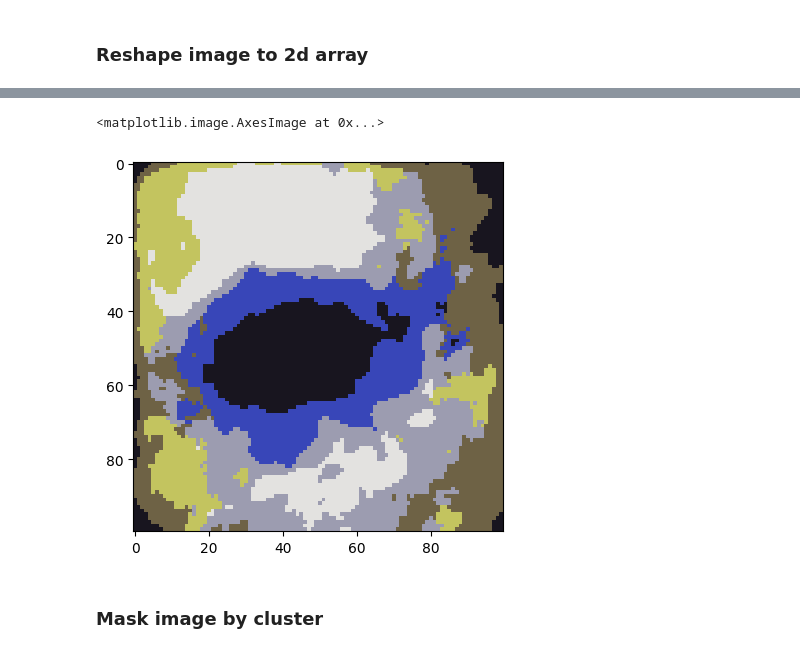
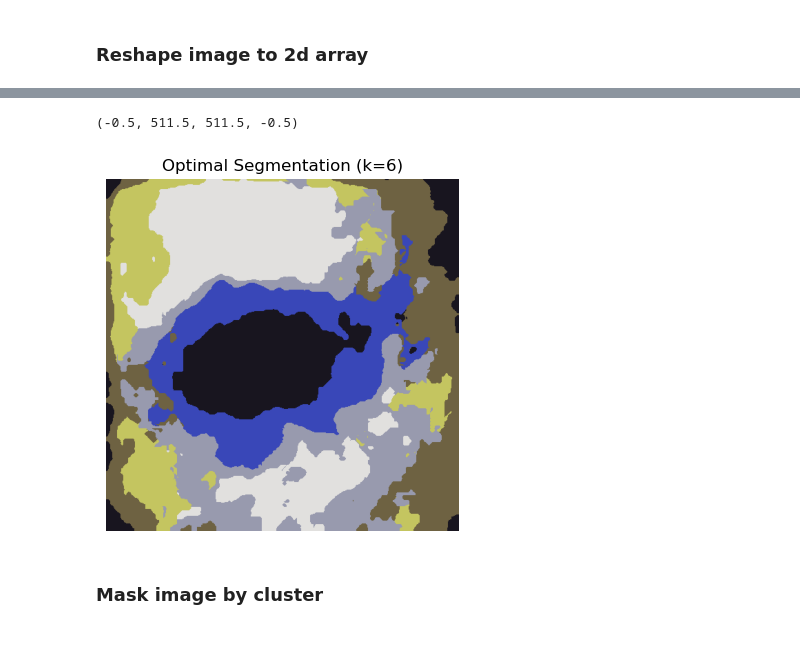
Before and after one commit to PCD-G4/PROJRCT_MELANOMA, a Jupyter notebook: melanoma_detection.ipynb, the cells around one changed output, grey strips where cells are left out. Drawn from its saved outputs; the diff is of its cells as text; code cells hidden in the pictures.

Commit message:
update preprocessing, hsv, k automatic

```diff
--- a/melanoma_detection.ipynb
+++ b/melanoma_detection.ipynb
@@ -14,7 +13,7 @@ RED = (255,0,0)
 # %% [markdown]
 ### Read in an image
 # %%
-image = cv2.imread("image/Segmented_Images_Labeled/Segmented_Images_Labeled/Folder0_Target_0/_initial.PNG")
+image = cv2.imread("0_initial.PNG")
 plt.imshow(image)
 # %% [output]
 <matplotlib.image.AxesImage at 0x...>
@@ -30,0 +32,15 @@ plt.imshow(image)
+# %%
+# Crop (center crop)
+h, w = image.shape[:2]
+center_x, center_y = w//2, h//2
+crop_size = min(h, w) // 2
+image_cropped = image[center_y-crop_size:center_y+crop_size, center_x-crop_size:center_x+crop_size]
+
+# Resize to standard size
+image_resized = cv2.resize(image_cropped, (512, 512))
+
+# Noise Reduction - Gaussian Blur
+image_denoised = cv2.GaussianBlur(image_resized, (5, 5), 0)
+
+# Final preprocessed image
+image = image_denoised
@@ -89,0 +267,8 @@ pixel_vals = np.float32(pixel_vals)
+# %%
+# Find optimal k
+best_k_idx = np.argmax(silhouette_scores)
+optimal_k = k_range[best_k_idx]
+best_silhouette = silhouette_scores[best_k_idx]
+
+print(f"Optimal k selected automatically: {optimal_k}")
+print(f"Best silhouette score: {best_silhouette:.3f}")
@@ -90,18 +302,20 @@ pixel_vals = np.float32(pixel_vals)
 # %%
-criteria = (cv2.TERM_CRITERIA_EPS + cv2.TERM_CRITERIA_MAX_ITER, 100, 0.2)
-
-k = 6
-retval, labels, centers = cv2.kmeans(pixel_vals, k, None, criteria, 10, cv2.KMEANS_RANDOM_CENTERS)
+# Use optimal clustering result
+k = optimal_k
+retval, labels, centers = clustering_results[k]['retval'], clustering_results[k]['labels'], clustering_results[k]['centers']
 
 centers = np.uint8(centers)
 segmented_data = centers[labels.flatten()]
+segmented_image = segmented_data.reshape((equalized_color_rgb.shape))
+labels_reshape = labels.reshape(equalized_color_rgb.shape[0], equalized_color_rgb.shape[1])
 
-segmented_image = segmented_data.reshape((image.shape))
-labels_reshape = labels.reshape(image.shape[0], image.shape[1])
-
+plt.figure(figsize=(10, 5))
+plt.subplot(1, 2, 1)
+plt.title(f'Optimal Segmentation (k={optimal_k})')
 plt.imshow(segmented_image)
+plt.axis('off')
 # %% [output]
-<matplotlib.image.AxesImage at 0x...>
+(-0.5, 511.5, 511.5, -0.5)
-[figure, old version]
+[figure, new version]
 # %% [markdown]
 ### Mask image by cluster
```
Also changed, not shown: parts of 17 cells of this notebook, 2 other files.
